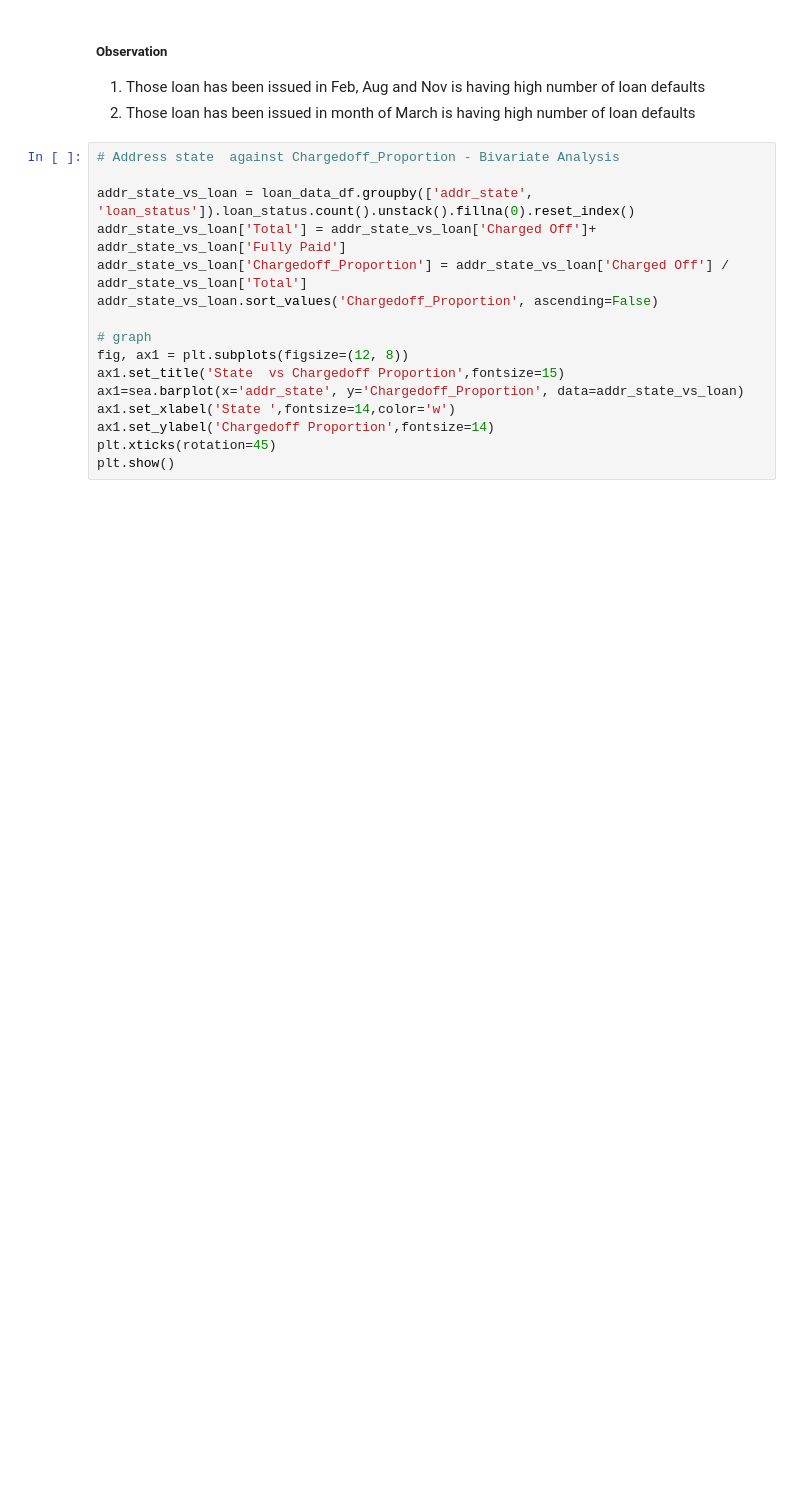
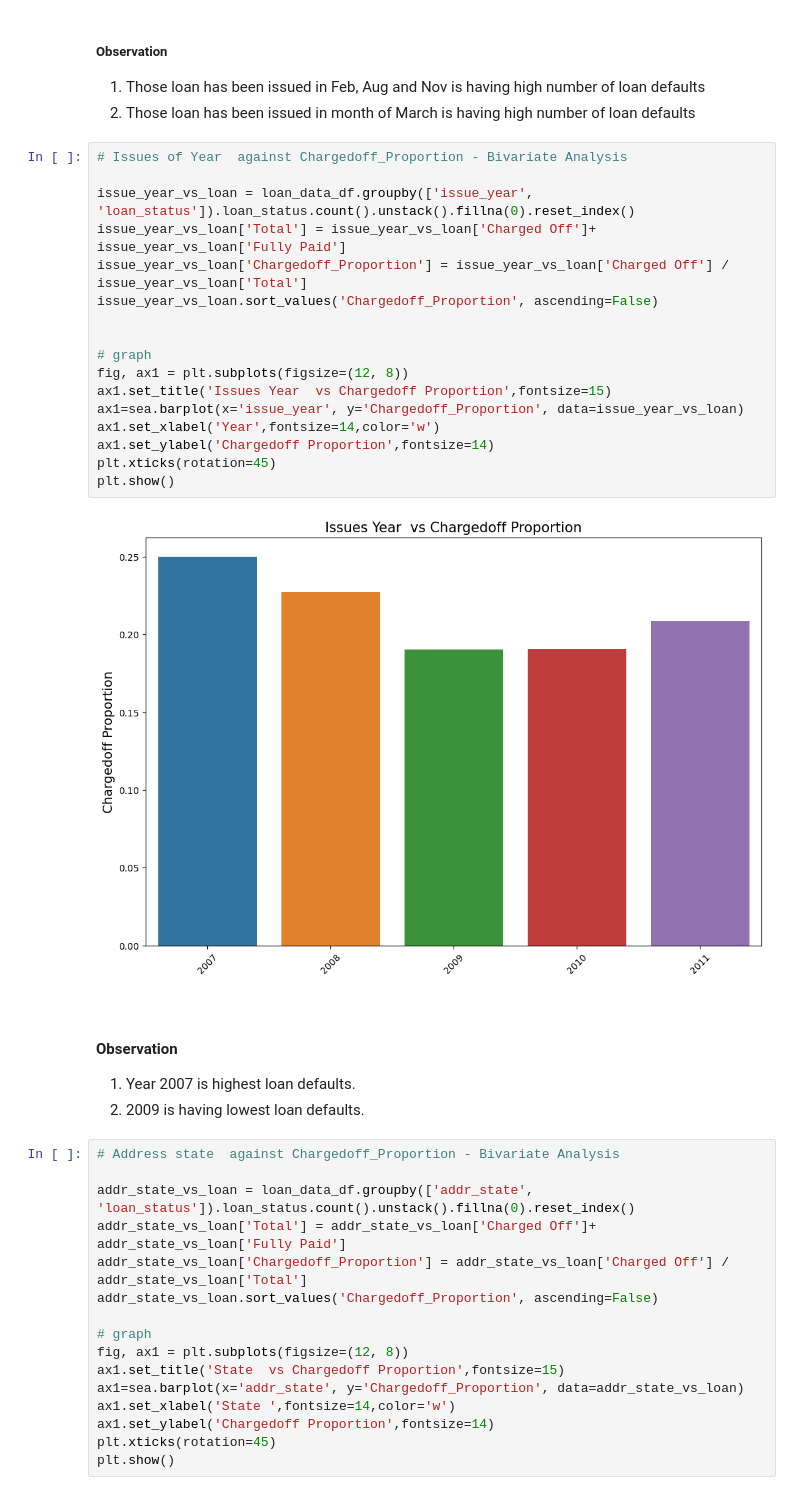
Before and after one commit to msgtobala/LendingClubCaseStudy, a Jupyter notebook: lending-club-case-study.ipynb, the cells around one changed output. Drawn from its saved outputs; the diff is of its cells as text; blank space fills up the shorter version.

```diff
--- a/lending-club-case-study.ipynb
+++ b/lending-club-case-study.ipynb
@@ -843,6 +848,29 @@ plt.show()
 ##### Observation
 1. Those loan has been issued in Feb, Aug and Nov is having high number of loan defaults
 2. Those loan has been issued in month of March is having high number of loan defaults
+# %%
+# Issues of Year  against Chargedoff_Proportion - Bivariate Analysis
+
+issue_year_vs_loan = loan_data_df.groupby(['issue_year', 'loan_status']).loan_status.count().unstack().fillna(0).reset_index()
+issue_year_vs_loan['Total'] = issue_year_vs_loan['Charged Off']+ issue_year_vs_loan['Fully Paid']
+issue_year_vs_loan['Chargedoff_Proportion'] = issue_year_vs_loan['Charged Off'] / issue_year_vs_loan['Total']
+issue_year_vs_loan.sort_values('Chargedoff_Proportion', ascending=False)
+
+
+# graph
+fig, ax1 = plt.subplots(figsize=(12, 8))
+ax1.set_title('Issues Year  vs Chargedoff Proportion',fontsize=15)
+ax1=sea.barplot(x='issue_year', y='Chargedoff_Proportion', data=issue_year_vs_loan)
+ax1.set_xlabel('Year',fontsize=14,color='w')
+ax1.set_ylabel('Chargedoff Proportion',fontsize=14)
+plt.xticks(rotation=45)
+plt.show()
+# %% [output]
+[figure, added]
+# %% [markdown]
+#### Observation
+1. Year 2007 is highest loan defaults.
+2. 2009 is having lowest loan defaults.
 # %%
 # Address state  against Chargedoff_Proportion - Bivariate Analysis
 
```
Also changed, not shown: parts of 4 cells of this notebook.
